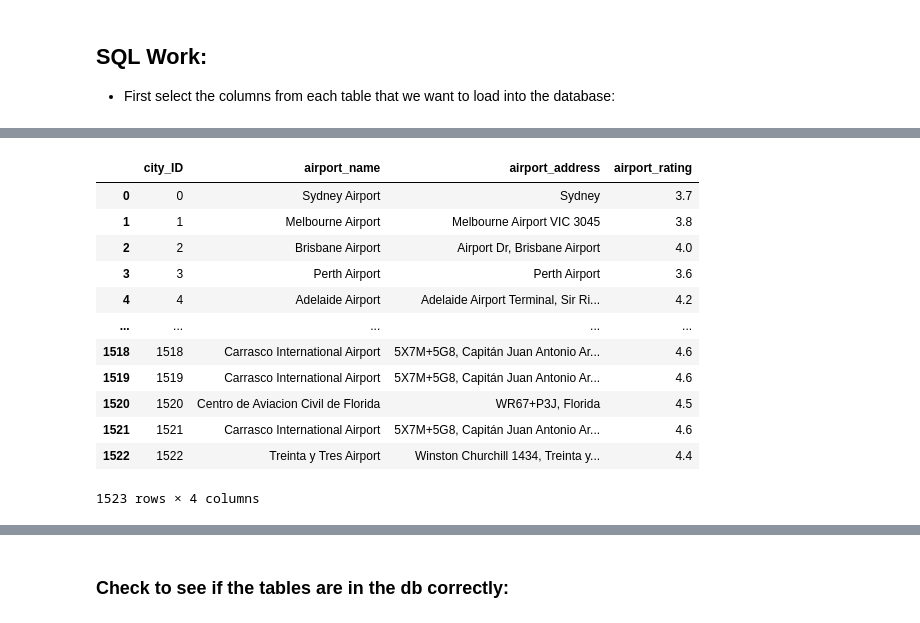
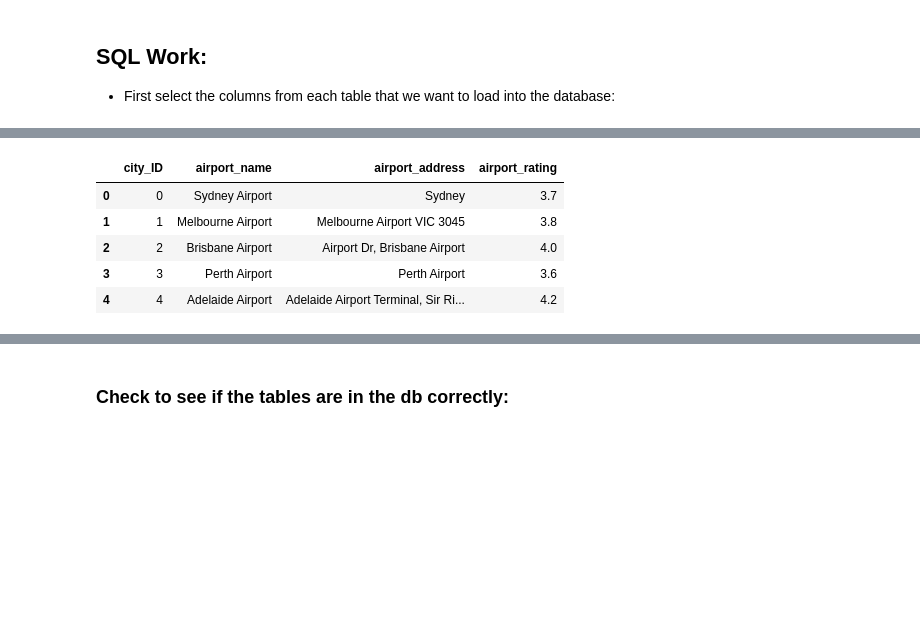
Before and after one commit to zwcrowley/Project_2_ETL_KPflugi_ZCrowley, a Jupyter notebook: zack_api_etl_proj2.ipynb, the cells around one changed output, grey strips where cells are left out. Drawn from its saved outputs; the diff is of its cells as text; code cells hidden in the pictures; blank space fills up the shorter version.

```diff
--- a/zack_api_etl_proj2.ipynb
+++ b/zack_api_etl_proj2.ipynb
@@ -568,21 +563,14 @@ country_df.head()
 # %%
 # Airport data:
 new_airport_df = airport_df[['city_ID', 'airport_name', 'airport_address', 'airport_rating']].copy()
-new_airport_df
+new_airport_df.head()
 # %% [output]
 |  | city_ID | airport_name | airport_address | airport_rating |
 | 0 | 0 | Sydney Airport | Sydney | 3.7 |
 | 1 | 1 | Melbourne Airport | Melbourne Airport VIC 3045 | 3.8 |
 | 2 | 2 | Brisbane Airport | Airport Dr, Brisbane Airport | 4.0 |
 | 3 | 3 | Perth Airport | Perth Airport | 3.6 |
 | 4 | 4 | Adelaide Airport | Adelaide Airport Terminal, Sir Ri... | 4.2 |
-| ... | ... | ... | ... | ... |
-| 1518 | 1518 | Carrasco International Airport | 5X7M+5G8, Capitán Juan Antonio Ar... | 4.6 |
-| 1519 | 1519 | Carrasco International Airport | 5X7M+5G8, Capitán Juan Antonio Ar... | 4.6 |
-| 1520 | 1520 | Centro de Aviacion Civil de Florida | WR67+P3J, Florida | 4.5 |
-| 1521 | 1521 | Carrasco International Airport | 5X7M+5G8, Capitán Juan Antonio Ar... | 4.6 |
-| 1522 | 1522 | Treinta y Tres Airport | Winston Churchill 1434, Treinta y... | 4.4 |
-1523 rows × 4 columns
 # %%
 # Beaches data:
 new_beaches_df = beaches_df[['city_ID', 'beach_name', 'beach_address', 'beach_rating']].copy()
```
Also changed, not shown: parts of 12 cells of this notebook, 1 other file.
